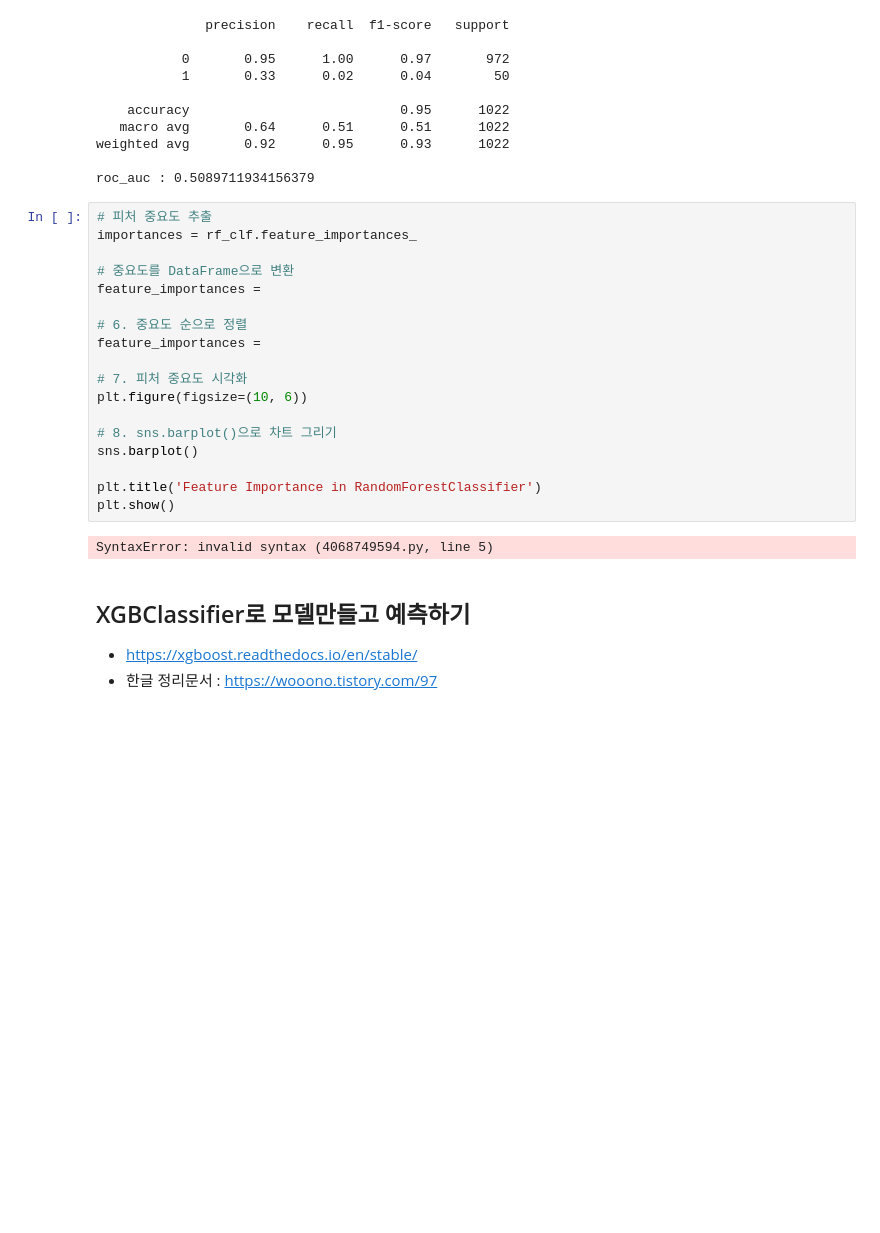
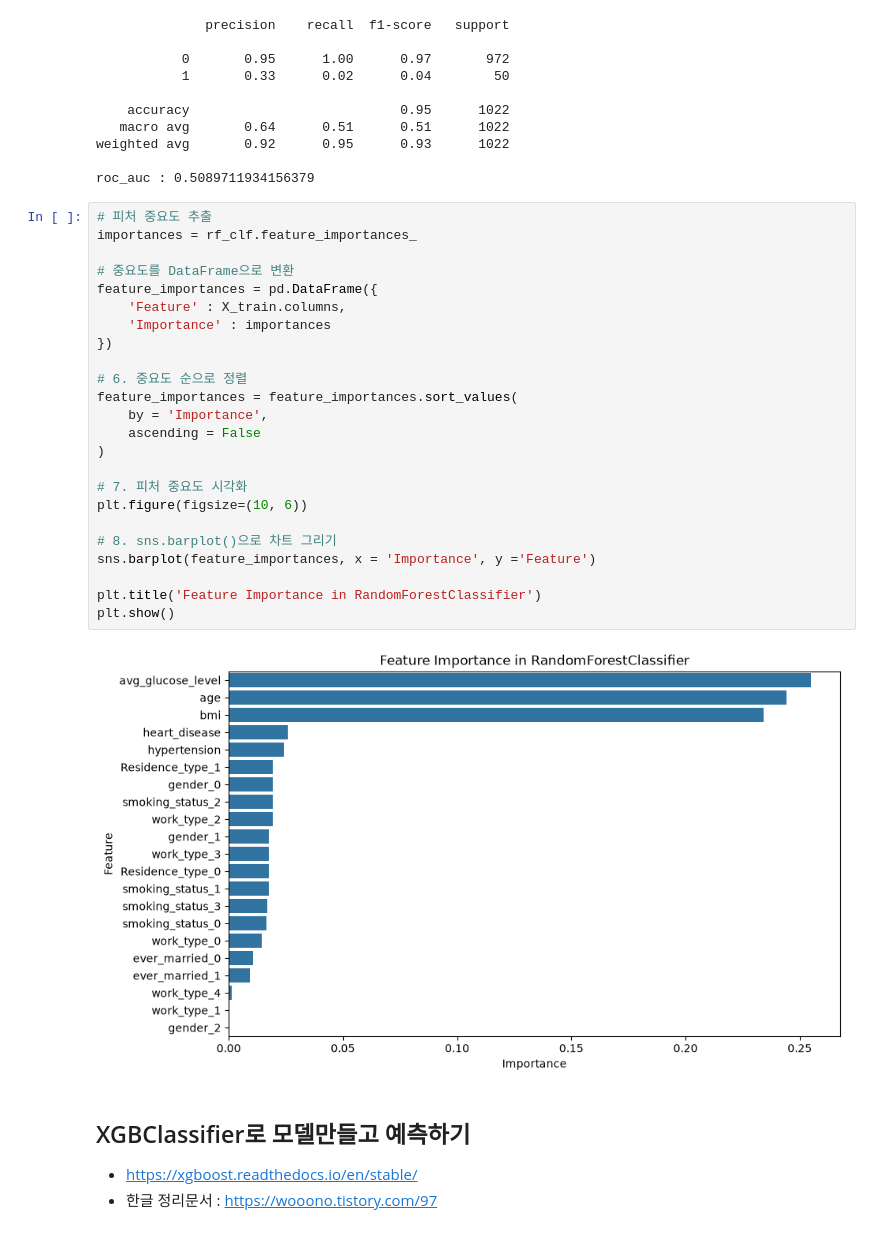
Before and after one commit to jeuk57/gg1th_ml_ex, a Jupyter notebook: 8a[지도-분류]Classification_XGBoost_stroke_patient_GSCV.ipynb, the cells around one changed output. Cells and saved outputs as stored; diff of their text form; blank space fills up the shorter version.

```diff
--- a/8a[지도-분류]Classification_XGBoost_stroke_patient_GSCV.ipynb
+++ b/8a[지도-분류]Classification_XGBoost_stroke_patient_GSCV.ipynb
@@ -410,23 +410,29 @@ roc_auc : 0.5089711934156379
 # %%
 # 피처 중요도 추출
 importances = rf_clf.feature_importances_
 
 # 중요도를 DataFrame으로 변환
-feature_importances =
+feature_importances = pd.DataFrame({
+    'Feature' : X_train.columns,
+    'Importance' : importances
+})
 
 # 6. 중요도 순으로 정렬
-feature_importances =
+feature_importances = feature_importances.sort_values(
+    by = 'Importance',
+    ascending = False
+)
 
 # 7. 피처 중요도 시각화
 plt.figure(figsize=(10, 6))
 
 # 8. sns.barplot()으로 차트 그리기
-sns.barplot()
+sns.barplot(feature_importances, x = 'Importance', y ='Feature')
 
 plt.title('Feature Importance in RandomForestClassifier')
 plt.show()
 # %% [output]
-SyntaxError: invalid syntax (4068749594.py, line 5)
+[figure, added]
 # %% [markdown]
 ## XGBClassifier로 모델만들고 예측하기
 - https://xgboost.readthedocs.io/en/stable/
```
Also changed, not shown: parts of 3 cells of this notebook, 3 other files.
